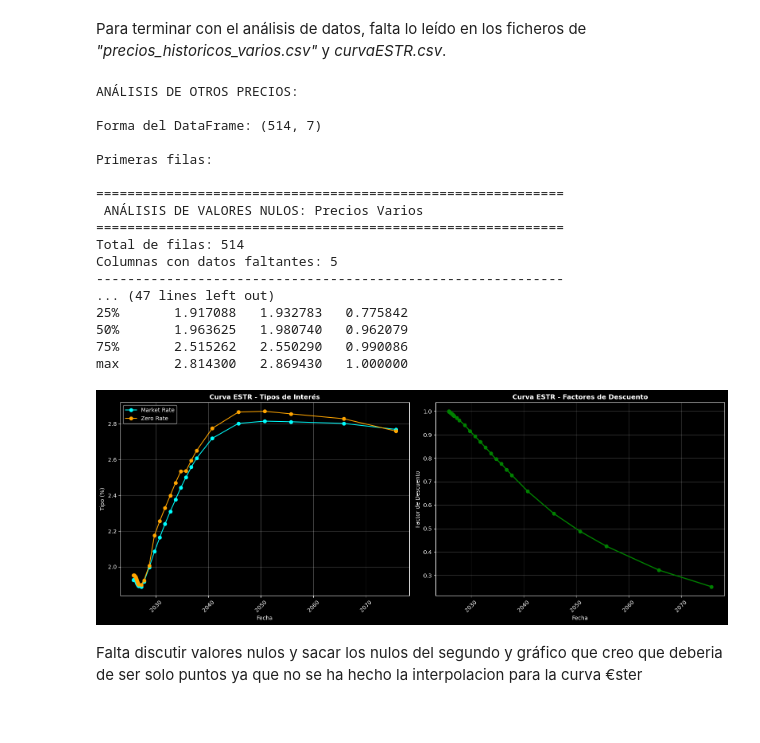
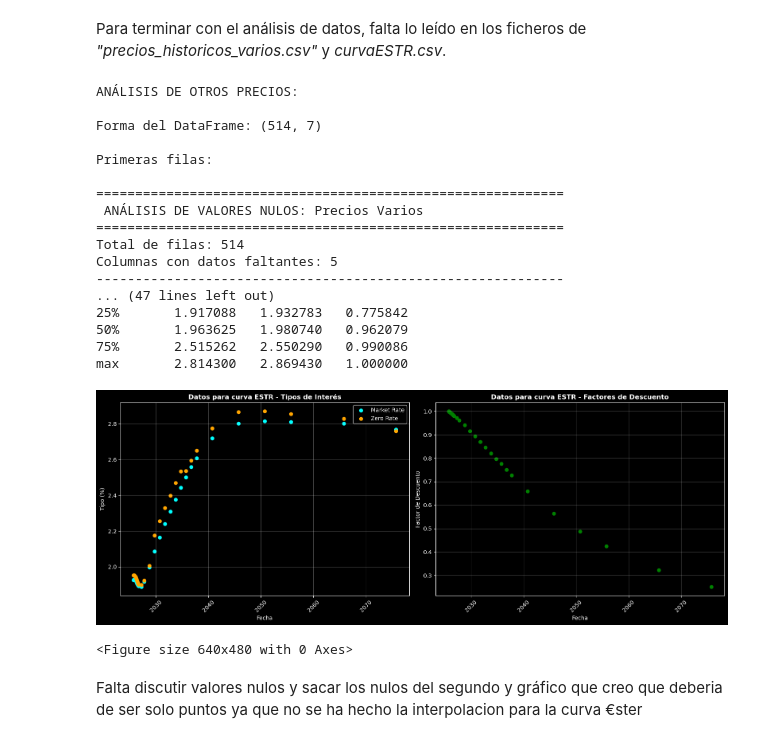
Before and after one commit to Romequinco/TAREA_RENTA_FIJA_1, a Jupyter notebook: src/TallerRF_AnálisisCartera_Enunciado_Josep.ipynb, the cells around one changed output. Drawn from its saved outputs; the diff is of its cells as text; code cells hidden in the pictures.

```diff
--- a/src/TallerRF_AnálisisCartera_Enunciado_Josep.ipynb
+++ b/src/TallerRF_AnálisisCartera_Enunciado_Josep.ipynb
@@ -1085,45 +1083,50 @@ print(curva_estr.describe())
 # Visualización de la curva
 fig, axes = plt.subplots(1, 2, figsize=(16, 6))
 
-# Curva de tipos
-axes[0].plot(curva_estr.index, curva_estr['Market Rate'], label='Market Rate',marker='o', color='cyan')
-axes[0].plot(curva_estr.index, curva_estr['Zero Rate'], label='Zero Rate',marker='o', color='orange')
-axes[0].set_title('Curva ESTR - Tipos de Interés', fontweight='bold')
+# Gráfico 1: Curva de tipos (Scatter)
+axes[0].scatter(curva_estr.index, curva_estr['Market Rate'], label='Market Rate', color='cyan')
+axes[0].scatter(curva_estr.index, curva_estr['Zero Rate'], label='Zero Rate', color='orange')
+axes[0].set_title('Datos para curva ESTR - Tipos de Interés', fontweight='bold')
 axes[0].set_xlabel('Fecha')
 axes[0].set_ylabel('Tipo (%)')
 axes[0].legend()
 axes[0].grid(True, alpha=0.3)
 axes[0].tick_params(axis='x', rotation=45)
 
-# Factores de descuento
-axes[1].plot(curva_estr.index, curva_estr['Discount'],marker='o', color='green', linewidth=2)
-axes[1].set_title('Curva ESTR - Factores de Descuento', fontweight='bold')
+# Gráfico 2: Factores de descuento (Scatter)
+axes[1].scatter(curva_estr.index, curva_estr['Discount'], color='green')
+axes[1].set_title('Datos para curva ESTR - Factores de Descuento', fontweight='bold')
 axes[1].set_xlabel('Fecha')
 axes[1].set_ylabel('Factor de Descuento')
 axes[1].grid(True, alpha=0.3)
 axes[1].tick_params(axis='x', rotation=45)
 
 plt.tight_layout()
 plt.show()
+
+
+plt.tight_layout()
+plt.show()
 # %% [output]
 ANÁLISIS DE OTROS PRECIOS:
 
 Forma del DataFrame: (514, 7)
 
 Primeras filas:
 
 ============================================================
  ANÁLISIS DE VALORES NULOS: Precios Varios
 ============================================================
 Total de filas: 514
 Columnas con datos faltantes: 5
 ------------------------------------------------------------
 ... (47 lines left out)
 25%       1.917088   1.932783   0.775842
 50%       1.963625   1.980740   0.962079
 75%       2.515262   2.550290   0.990086
 max       2.814300   2.869430   1.000000
-[figure, old version]
+[figure, new version]
+<Figure size 640x480 with 0 Axes>
 # %% [markdown]
 Falta discutir valores nulos y sacar los nulos del segundo y gráfico que creo que deberia de ser solo puntos ya que no se ha hecho la interpolacion para la curva €ster
 # %% [markdown]
```
Also changed, not shown: parts of 4 cells of this notebook.
